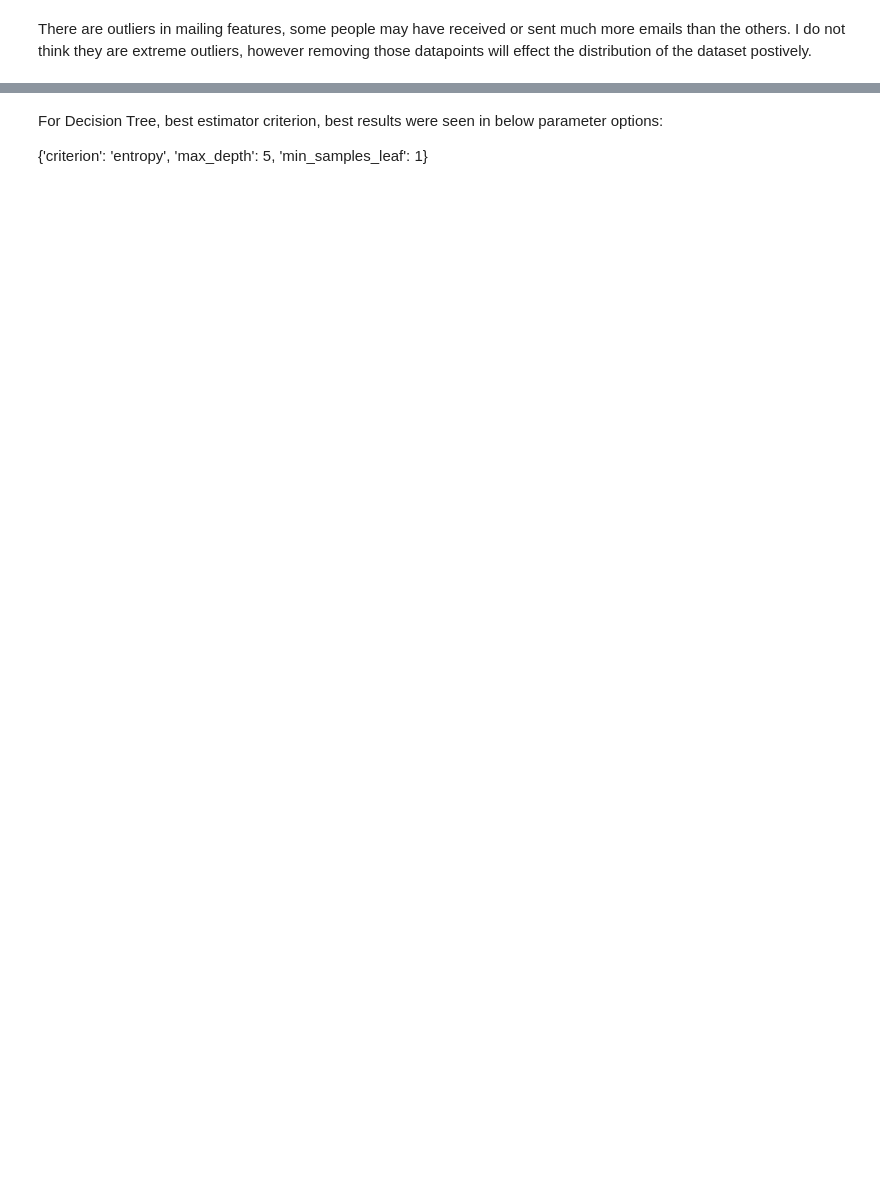
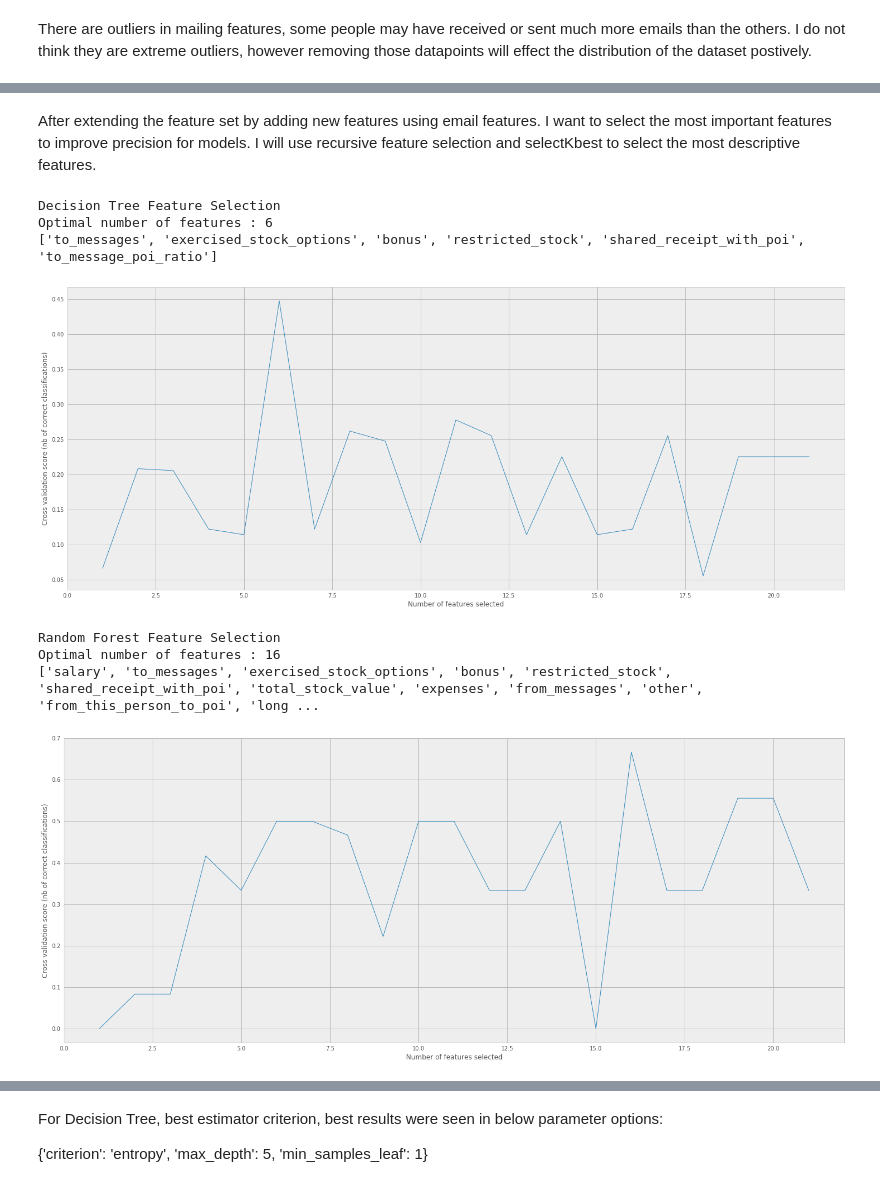
Before and after one commit to ardatasci/udacity-data-analyst-nanodegree, a Jupyter notebook: MachineLearning/final_project/enron_data_investigate.ipynb, the cells around one changed output, grey strips where cells are left out. Drawn from its saved outputs; the diff is of its cells as text; code cells hidden in the pictures; blank space fills up the shorter version.

Commit message:
New version after feedback

```diff
--- a/MachineLearning/final_project/enron_data_investigate.ipynb
+++ b/MachineLearning/final_project/enron_data_investigate.ipynb
@@ -181,0 +199,16 @@ REF: http://scikit-learn.org/stable/modules/feature_selection.html
+# %%
+df['to_message_poi_ratio'] = df['from_this_person_to_poi'] / df['to_messages']
+df['from_message_poi_ratio'] = df['from_poi_to_this_person'] / df['from_messages']
+df['message_in_out_ratio'] = df['from_messages'] / df['to_messages']
+
+
+engineered_features = list(df)
+
+
+def create_engineered_dataframe(engineered_f, data_frame):
+    X_engineered = data_frame[engineered_features]
+    return X_engineered
+
+df_engineered = create_engineered_dataframe(engineered_features, df)
+
+df_engineered.head()
@@ -182,3 +223,53 @@ REF: http://scikit-learn.org/stable/modules/feature_selection.html
+# %% [markdown]
+After extending the feature set by adding new features using email features. I want to select the most important features to improve precision for models. I will use recursive feature selection and selectKbest to select the most descriptive features.
+# %%
+from sklearn.ensemble import RandomForestClassifier
+from sklearn.tree import DecisionTreeClassifier
+from sklearn.naive_bayes import GaussianNB
+from sklearn.feature_selection import RFECV
+from itertools import compress
+
+
+def feature_selection(classifer, dataframe, target):
+    rfecv = RFECV(classifer, cv=StratifiedKFold(target),
+          scoring='precision')
+    rfecv.fit(dataframe, target)
+    print("Optimal number of features : %d" % rfecv.n_features_)
+    optimal_features = list(compress(list(dataframe), rfecv.support_))
+    print optimal_features
+    # Plot number of features VS. cross-validation scores
+    plt.figure(figsize = (25,10))
+    plt.xlabel("Number of features selected")
+    plt.ylabel("Cross validation score (nb of correct classifications)")
+    plt.plot(range(1, len(rfecv.grid_scores_) + 1), rfecv.grid_scores_)
+    plt.show()
+    return optimal_features
+
+
+
+target_feature = df_engineered.poi
+df_poi_filtered = df_engineered.drop([ 'poi'], axis=1)
+
+global optimal_features_decision_tree
+global optimal_features_random_forest
+
+print "Decision Tree Feature Selection"
+clr = DecisionTreeClassifier(random_state=42)
+optimal_features_decision_tree = feature_selection(clr, df_poi_filtered,target_feature)
+print
+
+print "Random Forest Feature Selection"
+clr = RandomForestClassifier(random_state=42)
+optimal_features_random_forest = feature_selection(clr, df_poi_filtered,target_feature)
+# %% [output]
+Decision Tree Feature Selection
+Optimal number of features : 6
+['to_messages', 'exercised_stock_options', 'bonus', 'restricted_stock', 'shared_receipt_with_poi', 'to_message_poi_ratio']
+[figure, added]
+Random Forest Feature Selection
+Optimal number of features : 16
+['salary', 'to_messages', 'exercised_stock_options', 'bonus', 'restricted_stock', 'shared_receipt_with_poi', 'total_stock_value', 'expenses', 'from_messages', 'other', 'from_this_person_to_poi', 'long ...
+[figure, added]
 # %%
 from sklearn.feature_selection import SelectKBest, f_classif
 
```
Also changed, not shown: parts of 32 cells of this notebook, 5 other files.
